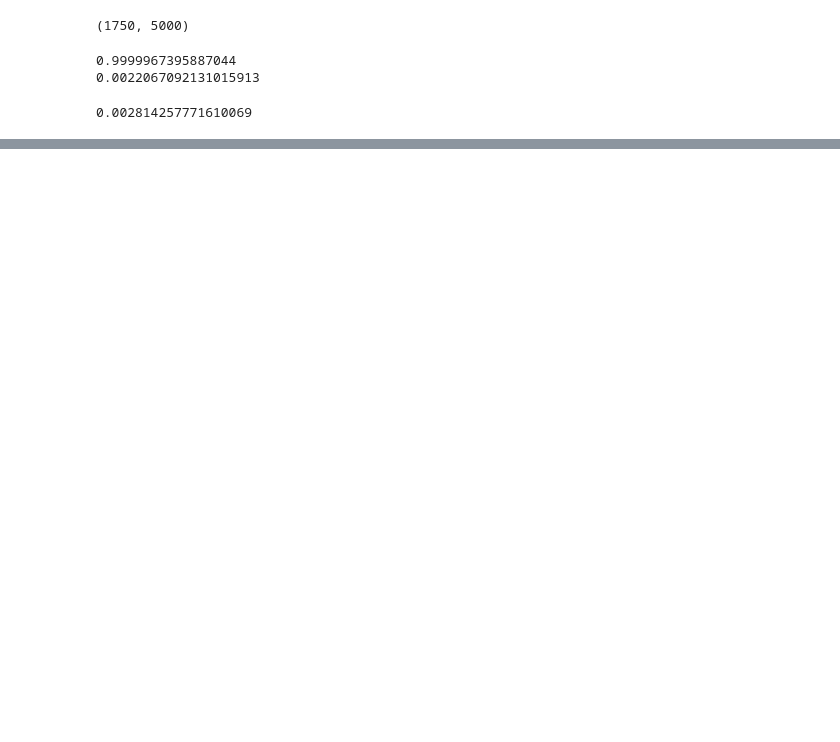
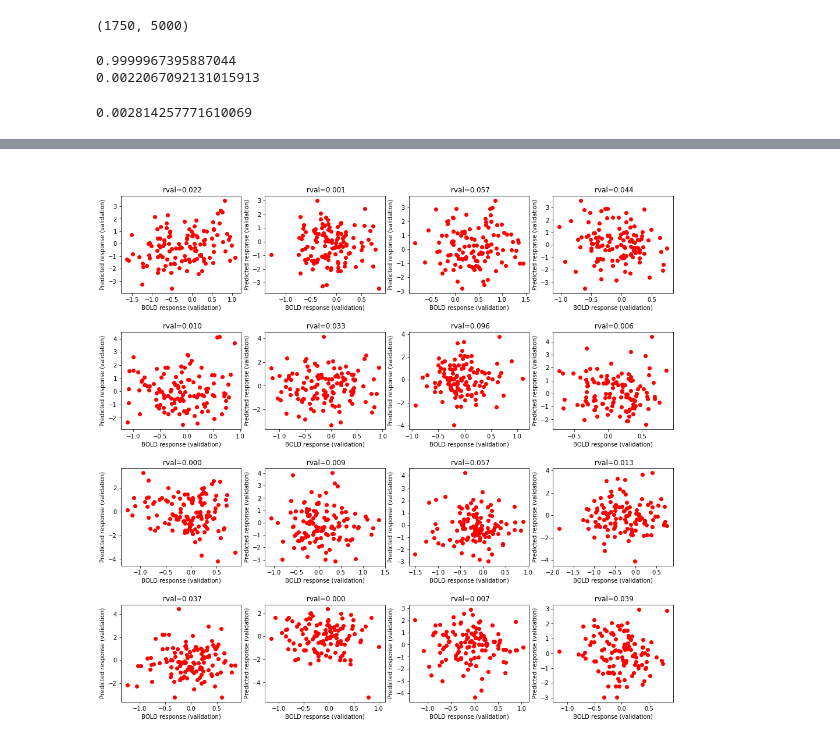
Before and after one commit to dawnfinzi/CS431, a Jupyter notebook: fit_V4.ipynb, the cells around one changed output, grey strips where cells are left out. Saved outputs shown, nothing was run; the diff lists cells and outputs as text; code cells hidden in the pictures; blank space fills up the shorter version.

```diff
--- a/fit_V4.ipynb
+++ b/fit_V4.ipynb
@@ -591,0 +540,12 @@ plt.hist(best_rs)
+# %%
+fig = plt.figure(figsize=(17, 16))
+
+for i in range(16):
+    ax=plt.subplot(4, 4, i+1)
+    plt.subplots_adjust(hspace=0.4)
+    plt.scatter(S1_V4_test[:,i],best_pred_val[:,i], c='r')
+    plt.xlabel('BOLD response (validation)')
+    plt.ylabel('Predicted response (validation)')
+    ax.set_title('\n \n rval=%.3f'% best_rs[i])
+# %% [output]
+[figure, added]
```
Also changed, not shown: parts of 58 cells of this notebook, 2 other files.
